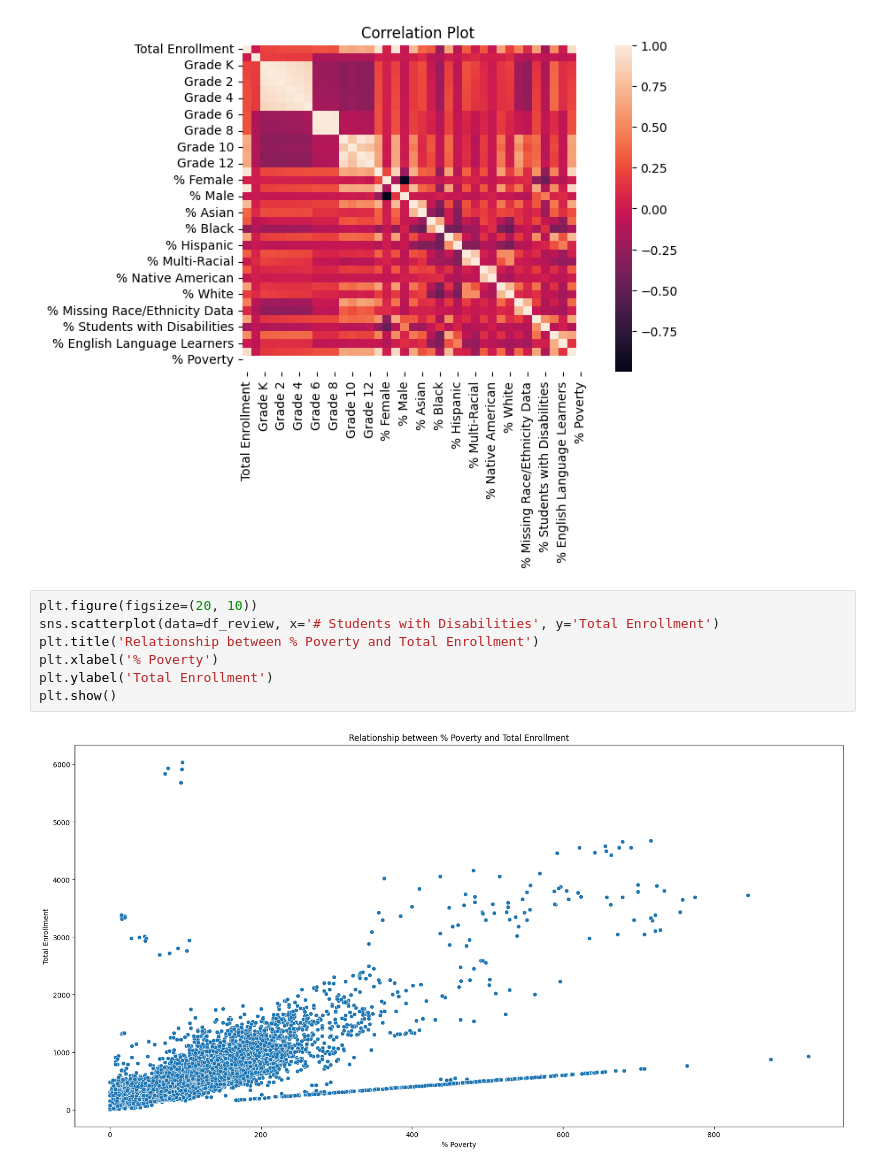
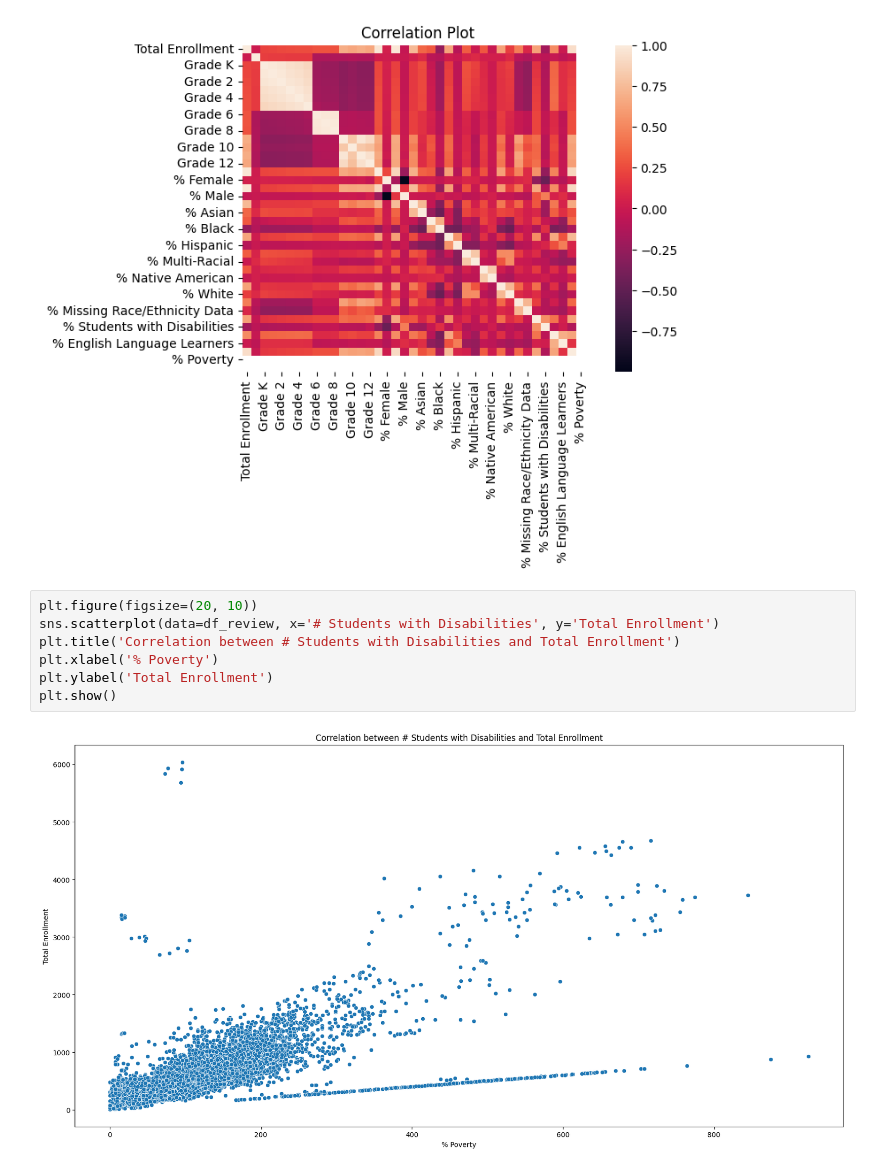
Before and after one commit to nicolerodriguez16/gwc-give-back-project, a Jupyter notebook: visuals/2020-2021_Demographic_Snapshot_School_20241028_visual.ipynb, the cells around one changed output. Drawn from its saved outputs; the diff is of its cells as text.

```diff
--- a/visuals/2020-2021_Demographic_Snapshot_School_20241028_visual.ipynb
+++ b/visuals/2020-2021_Demographic_Snapshot_School_20241028_visual.ipynb
@@ -30,9 +32,9 @@ plt.show()
 # %%
 plt.figure(figsize=(20, 10))
 sns.scatterplot(data=df_review, x='# Students with Disabilities', y='Total Enrollment')
-plt.title('Relationship between % Poverty and Total Enrollment')
+plt.title('Correlation between # Students with Disabilities and Total Enrollment')
 plt.xlabel('% Poverty')
 plt.ylabel('Total Enrollment')
 plt.show()
 # %% [output]
-[figure, old version]
+[figure, new version]
```
Also changed, not shown: parts of 1 cell of this notebook, 3 other files.
